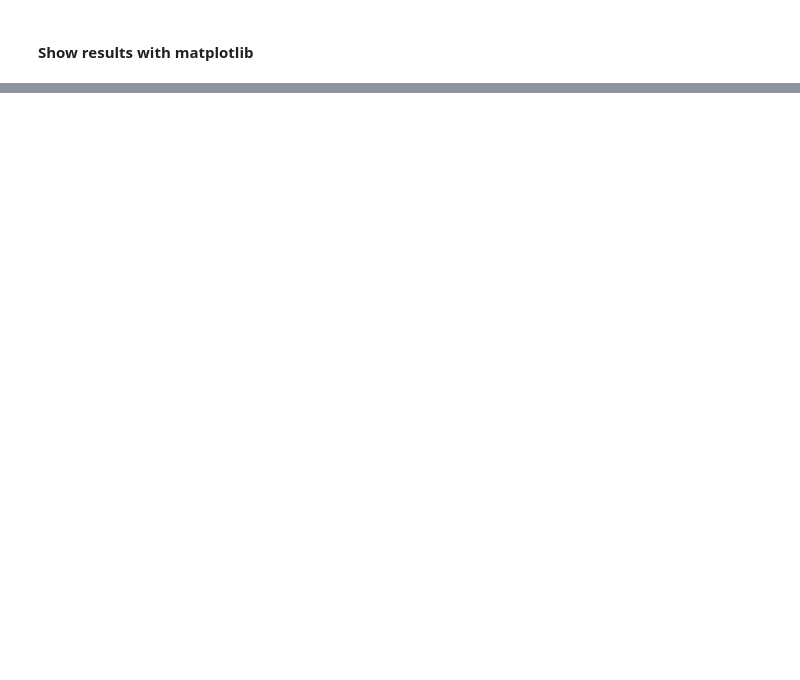
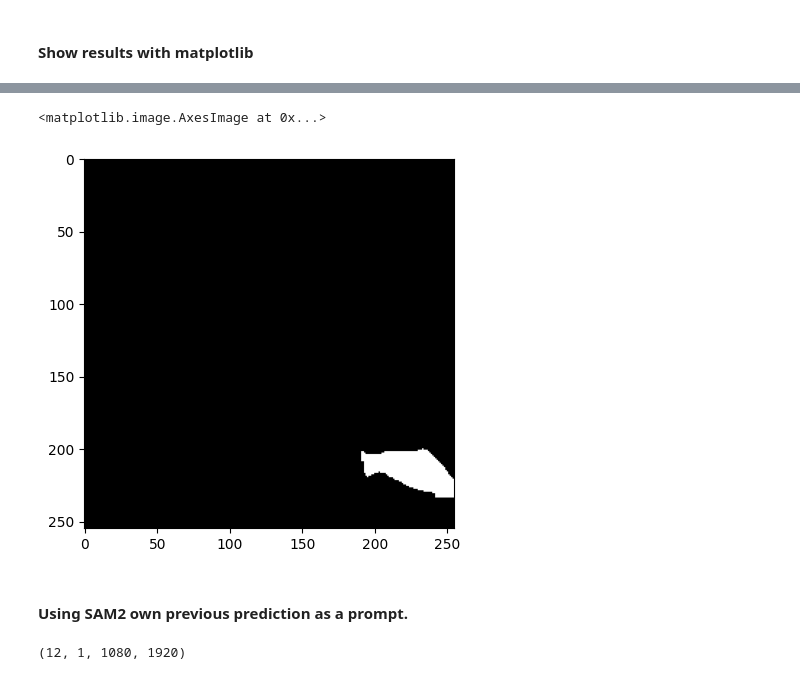
Before and after one commit to juliopchile/yolo-sam-2, a Jupyter notebook: prompt_image_prediction.ipynb, the cells around one changed output, grey strips where cells are left out. Cells and saved outputs as stored; diff of their text form; code cells hidden in the pictures; blank space fills up the shorter version.

```diff
--- a/prompt_image_prediction.ipynb
+++ b/prompt_image_prediction.ipynb
@@ -318,0 +180,34 @@ cv2.destroyAllWindows()
+# %%
+def create_masks_from_contours_for_mask_input(original_shape, contours, target_size=(255, 255)):
+    # Original dimensions
+    original_height, original_width = original_shape[:2]
+
+    # Initialize an array to hold all masks
+    all_masks = np.zeros((len(contours), 1, *target_size), dtype=np.float32)
+
+    for i, contour_points in enumerate(contours):
+        # Convert contour points to integer type
+        contour_points = contour_points.astype(np.int32)
+
+        # Create a blank mask for the original dimensions
+        mask = np.full((original_height, original_width), -20, dtype=np.float32)
+
+        # Fill the contour on the mask with 10
+        cv2.fillPoly(mask, [contour_points], 9)
+
+        # Resize the mask to the target size
+        resized_mask = cv2.resize(mask, target_size, interpolation=cv2.INTER_NEAREST)
+
+        # Store the resized mask in the appropriate position in the all_masks array
+        all_masks[i, 0, :, :] = resized_mask
+
+    return all_masks
+# %%
+# Original image dimensions (height, width, channels)
+original_shape = results[0].orig_shape
+
+# list of contours
+contours = get_contours(results)[0]
+
+# Create and resize masks
+yolo_masks = create_masks_from_contours_for_mask_input(original_shape, contours, target_size=(255, 255))
@@ -318,0 +251,25 @@ cv2.destroyAllWindows()
+# %%
+plt.imshow(yolo_masks[9][0,:,:], cmap='gray')
+# %% [output]
+<matplotlib.image.AxesImage at 0x...>
+[figure, added]
+# %% [markdown]
+#### Using SAM2 own previous prediction as a prompt.
+# %%
+masks, scores, logits = predictor.predict(
+    point_coords=None,
+    point_labels=None,
+    box=input_boxes,
+    multimask_output=False,
+)
+
+masks, scores, logits = predictor.predict(
+    point_coords=None,
+    point_labels=None,
+    box=input_boxes,
+    mask_input=logits,
+    multimask_output=False,
+)
+masks.shape # (number of masks, batches (multimask_output), H, W)
+# %% [output]
+(12, 1, 1080, 1920)
```
Also changed, not shown: parts of 44 cells of this notebook, 2 other files.
